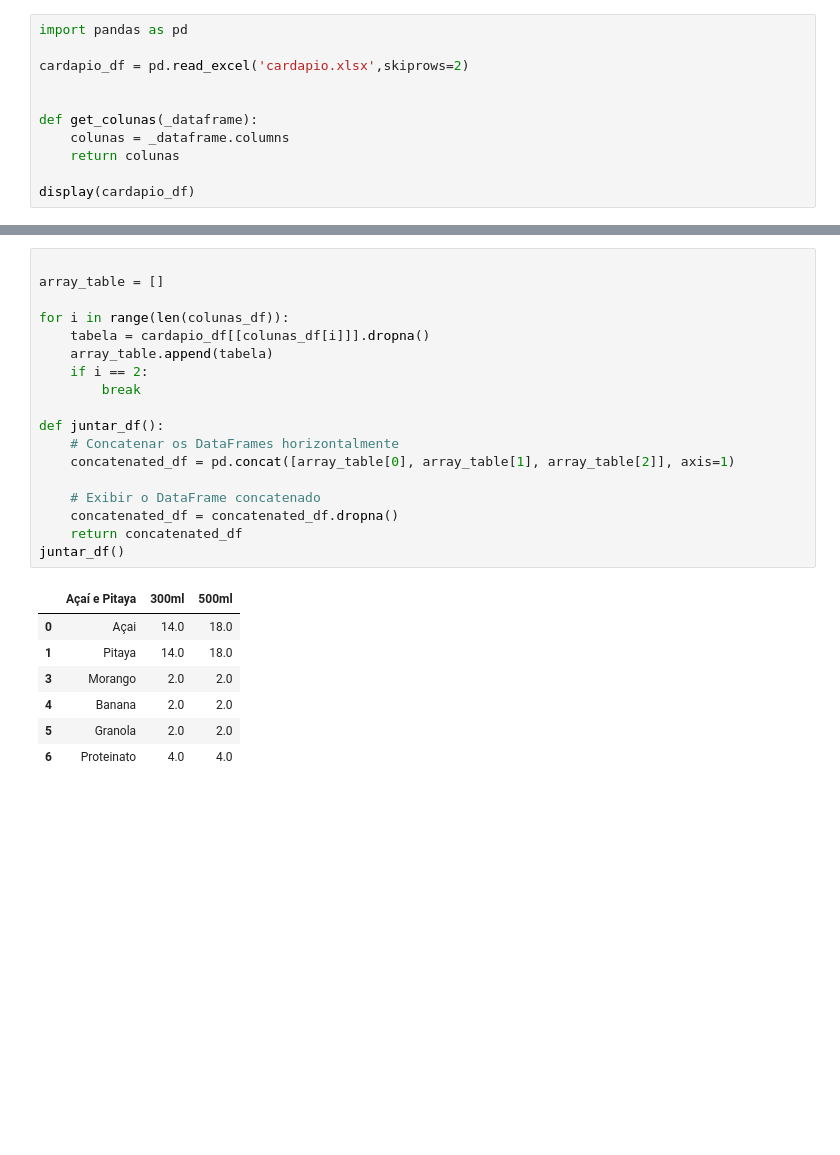
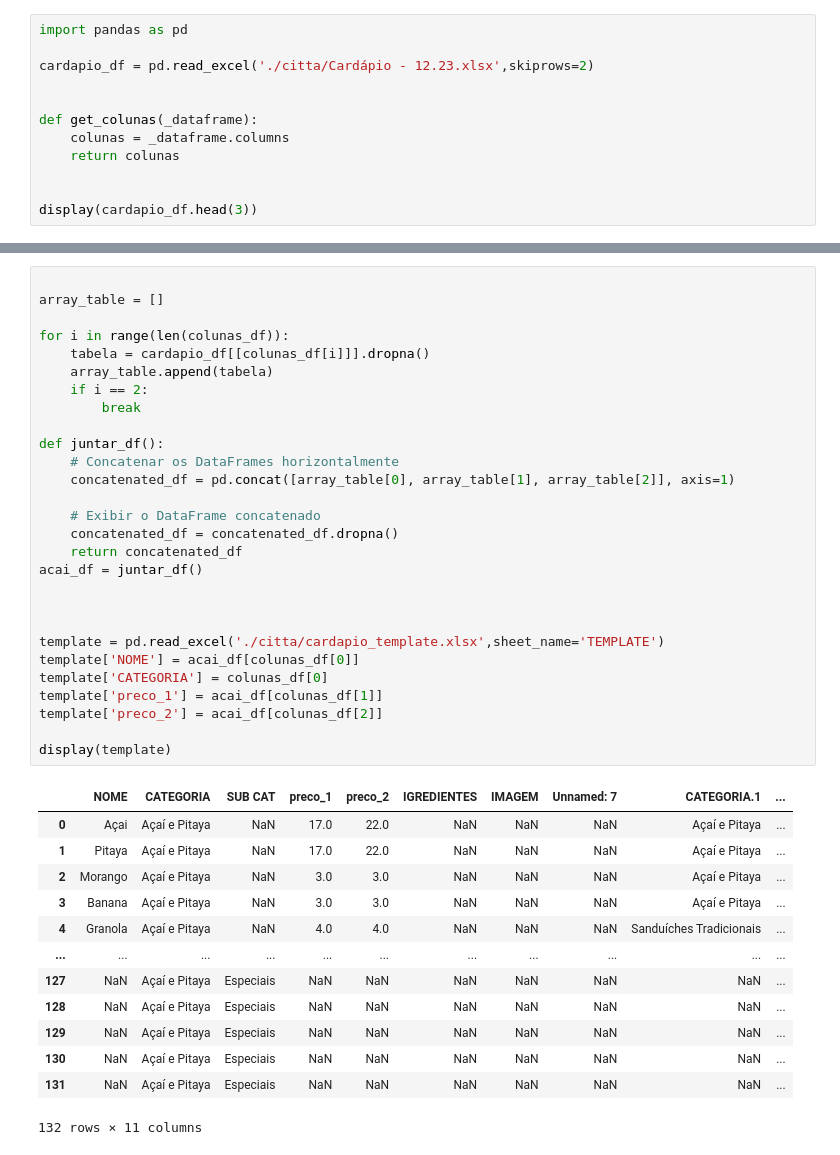
Before and after one commit to PedroVic12/Kyogre-Getx-Lanchonete, a Jupyter notebook: kyogre_getx_lanchonete/lib/repository/BuscarDadosExcel.ipynb, the cells around one changed output, grey strips where cells are left out. Drawn from its saved outputs; the diff is of its cells as text; blank space fills up the shorter version.

```diff
--- a/kyogre_getx_lanchonete/lib/repository/BuscarDadosExcel.ipynb
+++ b/kyogre_getx_lanchonete/lib/repository/BuscarDadosExcel.ipynb
@@ -1,12 +1,13 @@
 # %%
 import pandas as pd
 
-cardapio_df = pd.read_excel('cardapio.xlsx',skiprows=2)
+cardapio_df = pd.read_excel('./citta/Cardápio - 12.23.xlsx',skiprows=2)
 
 
 def get_colunas(_dataframe):
     colunas = _dataframe.columns
     return colunas
 
-display(cardapio_df)
+
+display(cardapio_df.head(3))
 # %% [output]
@@ -41,29 +41,45 @@ colunas_dataframe
 # %%
 
 array_table = []
 
 for i in range(len(colunas_df)):
     tabela = cardapio_df[[colunas_df[i]]].dropna()
     array_table.append(tabela)
     if i == 2:
         break
 
 def juntar_df():
     # Concatenar os DataFrames horizontalmente
     concatenated_df = pd.concat([array_table[0], array_table[1], array_table[2]], axis=1)
 
     # Exibir o DataFrame concatenado
     concatenated_df = concatenated_df.dropna()
     return concatenated_df
-juntar_df()
+acai_df = juntar_df()
+
+
+
+template = pd.read_excel('./citta/cardapio_template.xlsx',sheet_name='TEMPLATE')
+template['NOME'] = acai_df[colunas_df[0]]
+template['CATEGORIA'] = colunas_df[0]
+template['preco_1'] = acai_df[colunas_df[1]]
+template['preco_2'] = acai_df[colunas_df[2]]
+
+display(template)
 # %% [output]
-|  | Açaí e Pitaya | 300ml | 500ml |
-| 0 | Açai | 14.0 | 18.0 |
-| 1 | Pitaya | 14.0 | 18.0 |
-| 3 | Morango | 2.0 | 2.0 |
-| 4 | Banana | 2.0 | 2.0 |
-| 5 | Granola | 2.0 | 2.0 |
-| 6 | Proteinato | 4.0 | 4.0 |
+|  | NOME | CATEGORIA | SUB CAT | preco_1 | preco_2 | IGREDIENTES | IMAGEM | Unnamed: 7 | CATEGORIA.1 | ... |
+| 0 | Açai | Açaí e Pitaya | NaN | 17.0 | 22.0 | NaN | NaN | NaN | Açaí e Pitaya | ... |
+| 1 | Pitaya | Açaí e Pitaya | NaN | 17.0 | 22.0 | NaN | NaN | NaN | Açaí e Pitaya | ... |
+| 2 | Morango | Açaí e Pitaya | NaN | 3.0 | 3.0 | NaN | NaN | NaN | Açaí e Pitaya | ... |
+| 3 | Banana | Açaí e Pitaya | NaN | 3.0 | 3.0 | NaN | NaN | NaN | Açaí e Pitaya | ... |
+| 4 | Granola | Açaí e Pitaya | NaN | 4.0 | 4.0 | NaN | NaN | NaN | Sanduíches Tradicionais | ... |
+| ... | ... | ... | ... | ... | ... | ... | ... | ... | ... | ... |
+| 127 | NaN | Açaí e Pitaya | Especiais | NaN | NaN | NaN | NaN | NaN | NaN | ... |
+| 128 | NaN | Açaí e Pitaya | Especiais | NaN | NaN | NaN | NaN | NaN | NaN | ... |
+| 129 | NaN | Açaí e Pitaya | Especiais | NaN | NaN | NaN | NaN | NaN | NaN | ... |
+| 130 | NaN | Açaí e Pitaya | Especiais | NaN | NaN | NaN | NaN | NaN | NaN | ... |
+| 131 | NaN | Açaí e Pitaya | Especiais | NaN | NaN | NaN | NaN | NaN | NaN | ... |
+132 rows × 11 columns
 # %%
 acai_df = cardapio_df['Açaí e Pitaya']
 acai_300 = cardapio_df['300ml']
```
Also changed, not shown: parts of 8 cells of this notebook, 56 other files.
